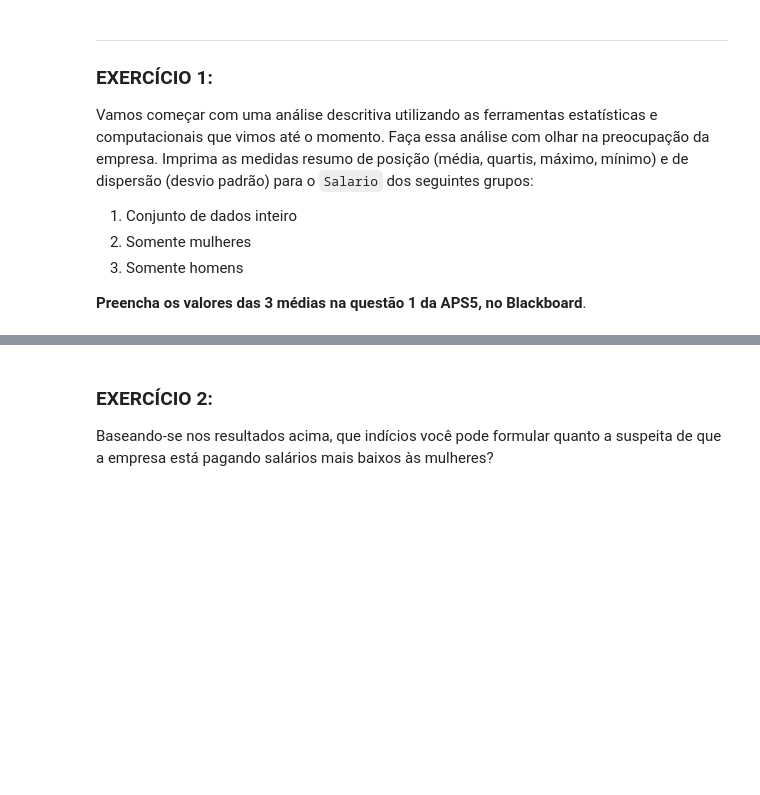
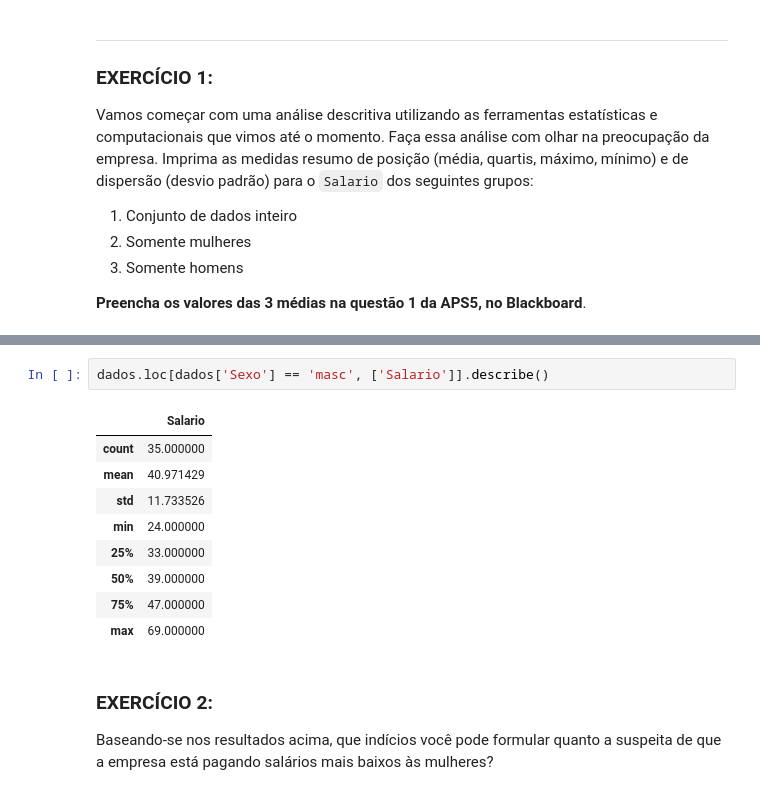
Before and after one commit to thevitorhideki/cdados, a Jupyter notebook: exercicios/Aula09_Exercicio_ExplorandoDuasVariaveisQuantitativas_Discriminacao.ipynb, the cells around one changed output, grey strips where cells are left out. Saved outputs shown, nothing was run; the diff lists cells and outputs as text; blank space fills up the shorter version.

```diff
--- a/exercicios/Aula09_Exercicio_ExplorandoDuasVariaveisQuantitativas_Discriminacao.ipynb
+++ b/exercicios/Aula09_Exercicio_ExplorandoDuasVariaveisQuantitativas_Discriminacao.ipynb
@@ -73,3 +112,15 @@ Vamos começar com uma análise descritiva utilizando as ferramentas estatístic
+# %%
+dados.loc[dados['Sexo'] == 'masc', ['Salario']].describe()
+# %% [output]
+|  | Salario |
+| count | 35.000000 |
+| mean | 40.971429 |
+| std | 11.733526 |
+| min | 24.000000 |
+| 25% | 33.000000 |
+| 50% | 39.000000 |
+| 75% | 47.000000 |
+| max | 69.000000 |
 # %% [markdown]
 <div id="ex2"></div>
 
```
Also changed, not shown: parts of 15 cells of this notebook, 3 other files.
